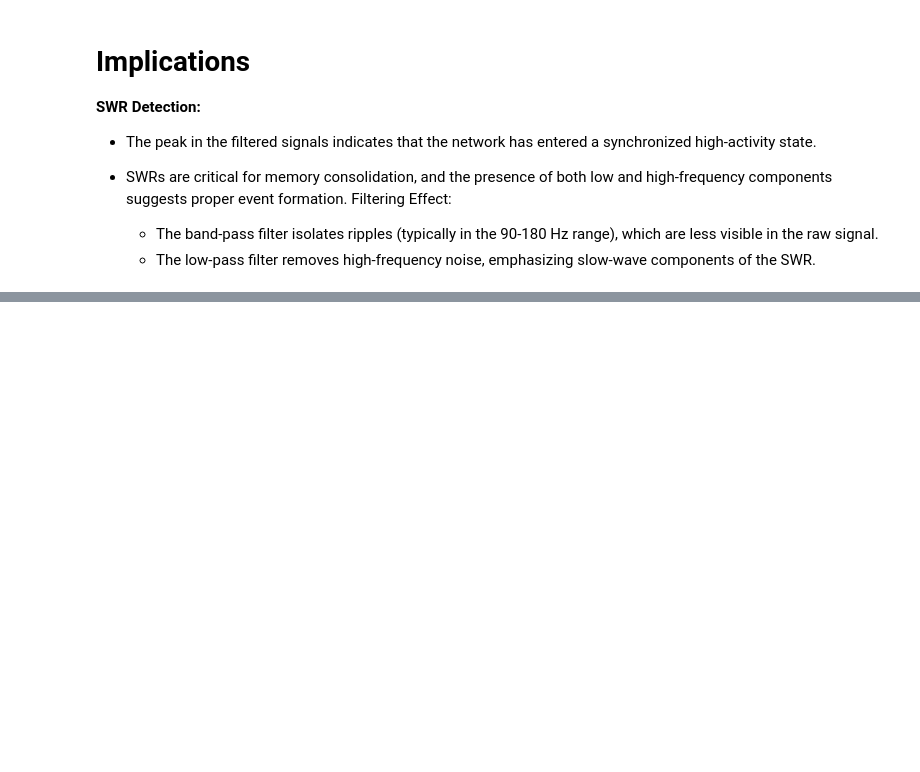
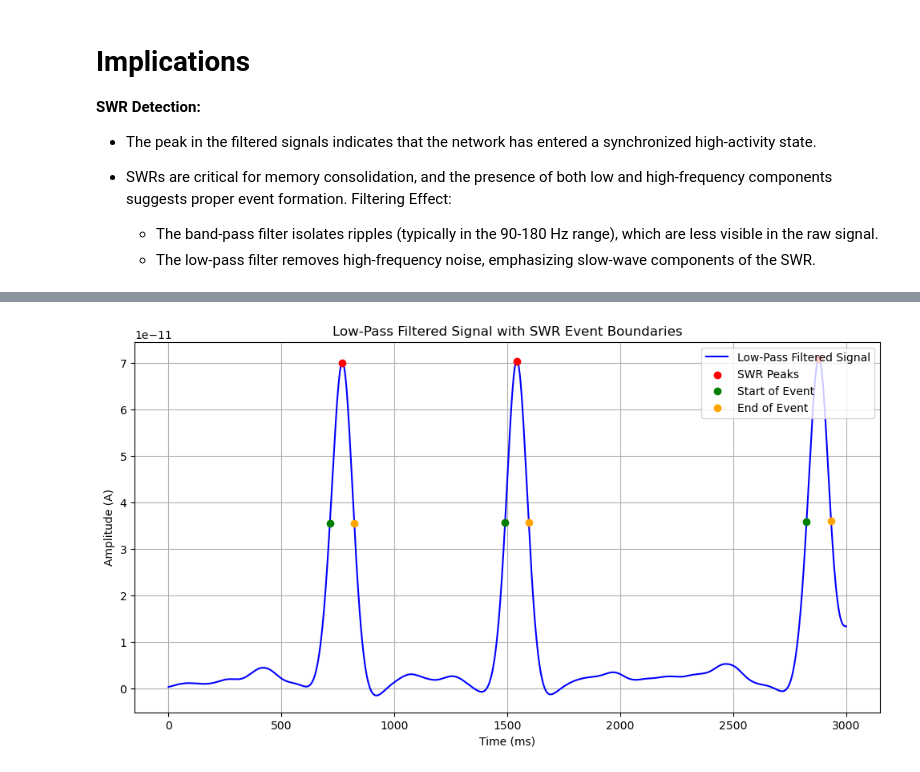
Before and after one commit to SHK-89/MNS_FinalProject, a Jupyter notebook: SWR_project.ipynb, the cells around one changed output, grey strips where cells are left out. Cells and saved outputs as stored; diff of their text form; code cells hidden in the pictures; blank space fills up the shorter version.

```diff
--- a/SWR_project.ipynb
+++ b/SWR_project.ipynb
@@ -526,0 +650,23 @@ print(peak_values)
+# %%
+# Plot the low-pass filtered signal with start and end points
+plt.figure(figsize=(12, 6))
+plt.plot(current_monitor.t / ms, low_pass / amp, label='Low-Pass Filtered Signal', color='blue')
+
+# Plot peaks, starts, and ends
+plt.scatter(current_monitor.t[swr_peaks] / ms, low_pass[swr_peaks] / amp, color='red', label='SWR Peaks', zorder=3)
+plt.scatter([current_monitor.t[start] / ms for start, end in event_boundaries],
+            [low_pass[start] / amp for start, end in event_boundaries],
+            color='green', label='Start of Event', zorder=3)
+plt.scatter([current_monitor.t[end] / ms for start, end in event_boundaries],
+            [low_pass[end] / amp for start, end in event_boundaries],
+            color='orange', label='End of Event', zorder=3)
+
+# Add labels, legend, and title
+plt.xlabel('Time (ms)')
+plt.ylabel('Amplitude (A)')
+plt.title('Low-Pass Filtered Signal with SWR Event Boundaries')
+plt.legend(loc='upper right')
+plt.grid(True)
+plt.show()
+# %% [output]
+[figure, added]
```
Also changed, not shown: parts of 11 cells of this notebook.
